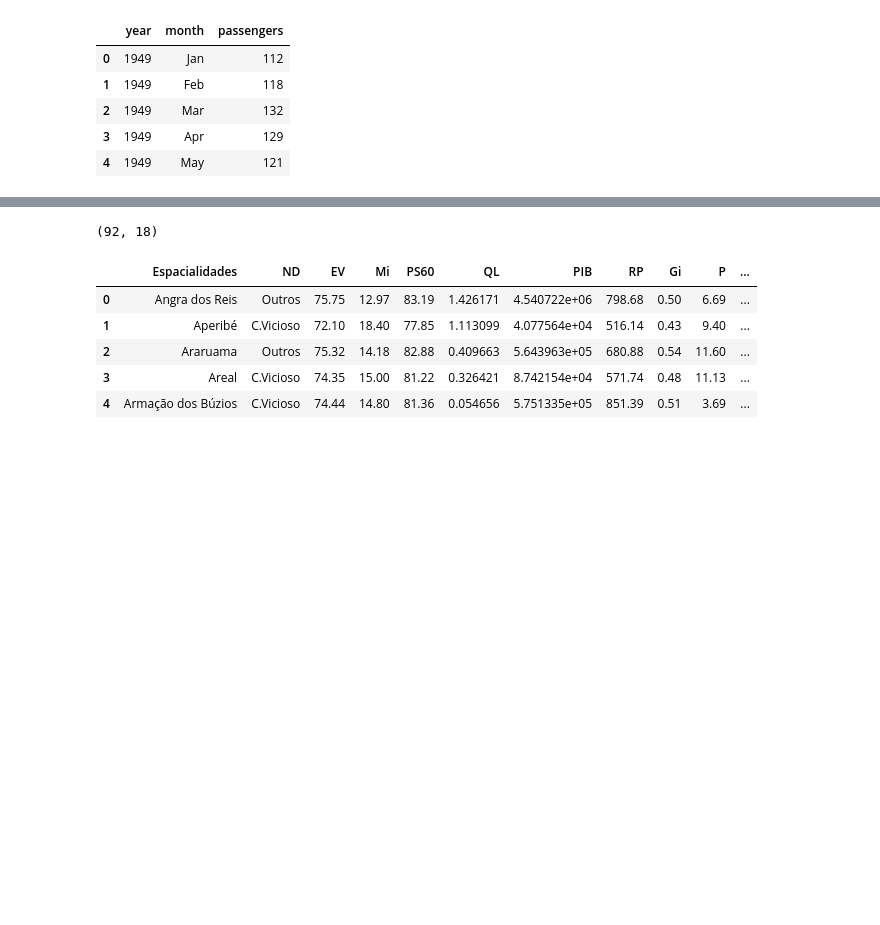
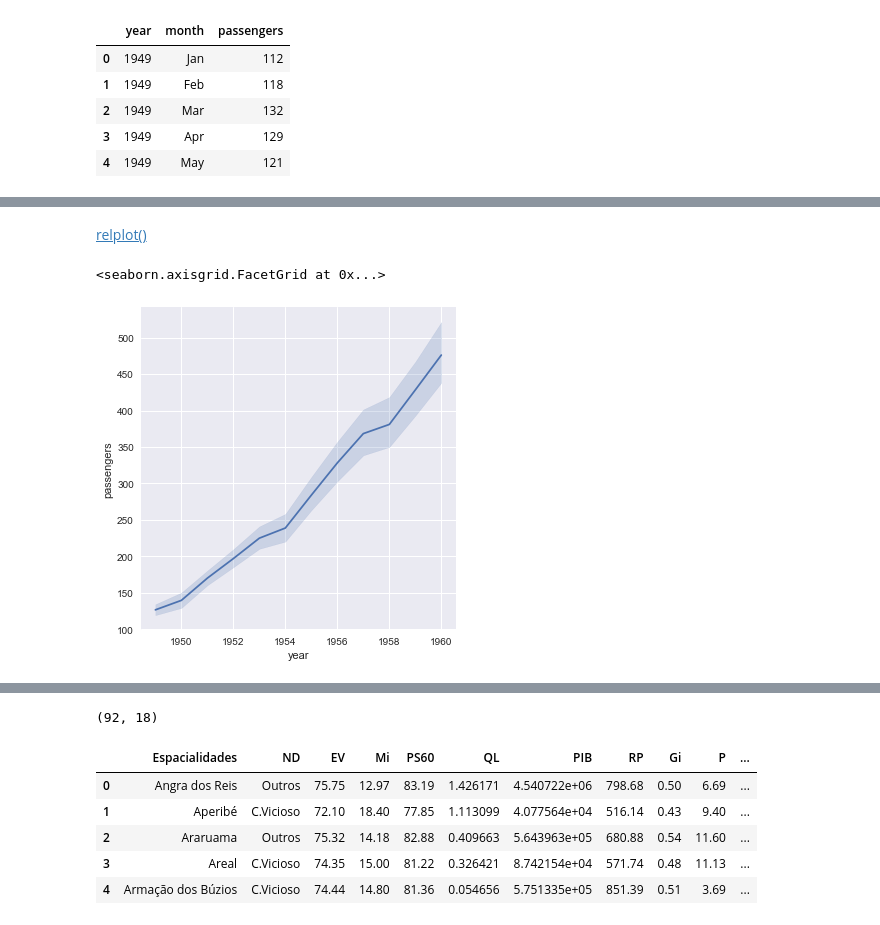
Before and after one commit to WladRamos/Estatistica_python, a Jupyter notebook: EstatisticaDescritiva.ipynb, the cells around one changed output, grey strips where cells are left out. Saved outputs shown, nothing was run; the diff lists cells and outputs as text; code cells hidden in the pictures; blank space fills up the shorter version.

```diff
--- a/EstatisticaDescritiva.ipynb
+++ b/EstatisticaDescritiva.ipynb
@@ -402,0 +419,7 @@ g=sns.lineplot(data=df_flights, x="year", y="passengers")
+# %% [markdown]
+[relplot()](https://seaborn.pydata.org/generated/seaborn.relplot.html#seaborn.relplot)
+# %%
+sns.relplot(x='year',y='passengers', kind='line' ,data=df_flights)
+# %% [output]
+<seaborn.axisgrid.FacetGrid at 0x...>
+[figure, added]
```
Also changed, not shown: parts of 9 cells of this notebook.
